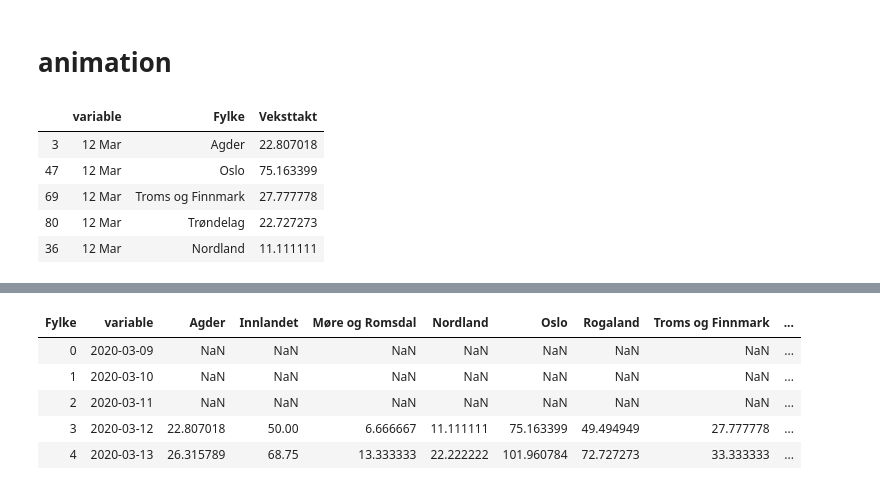
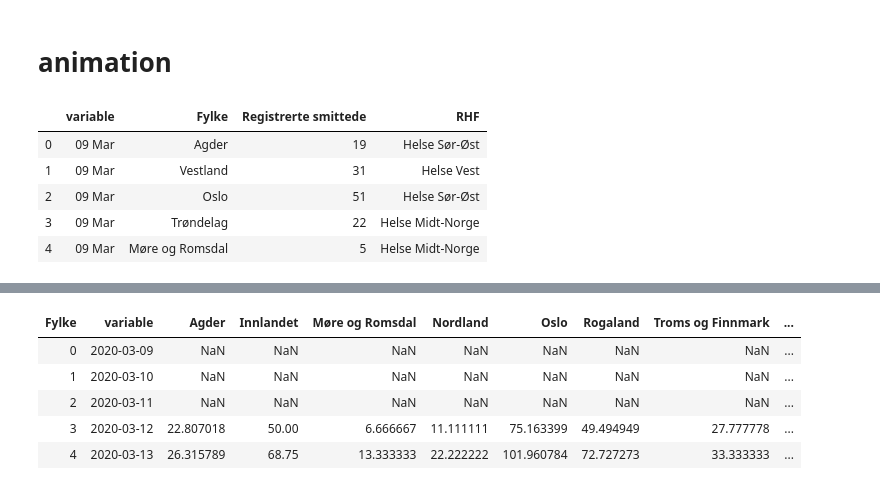
Before and after one commit to NRVA/COVID19_Norge, a Jupyter notebook: COVID_i_Norge.ipynb, the cells around one changed output, grey strips where cells are left out. Drawn from its saved outputs; the diff is of its cells as text; code cells hidden in the pictures.

```diff
--- a/COVID_i_Norge.ipynb
+++ b/COVID_i_Norge.ipynb
@@ -25,5 +25,5 @@ data
 | 9 | Vestland | 31 | 31 | 41 | 67 | 78 | 101 | 118 | ... |
 | 10 | Viken | 86 | 86 | 124 | 154 | 180 | 231 | 278 | ... |
 # %%
-url = "https://github.com/NRVA/COVID19_Norge/raw/master/Fylkestilhørighet_2020.csv"
+url = "https://github.com/NRVA/COVID19_Norge/raw/master/Fylkestilhorighet_2020.csv"
 fylker = pd.read_csv(url, sep=';')
@@ -234,13 +232,14 @@ fig.update_layout(annotations=[
 # %% [markdown]
 # animation
 # %%
-melted = pd.melt(roc.reset_index(), id_vars=["variable"], var_name="Fylke", value_name="Veksttakt").dropna().sort_values(by=["variable"])
+melted = pd.melt(df.reset_index(), id_vars=["variable"], var_name="Fylke", value_name="Registrerte smittede").dropna().sort_values(by=["variable"])
 melted["variable"] = melted["variable"].apply(lambda x: x.strftime("%d %b"))
+melted = melted.merge(fylker, how="left", on="Fylke")
 melted.head()
 # %% [output]
-|  | variable | Fylke | Veksttakt |
-| 3 | 12 Mar | Agder | 22.807018 |
-| 47 | 12 Mar | Oslo | 75.163399 |
-| 69 | 12 Mar | Troms og Finnmark | 27.777778 |
-| 80 | 12 Mar | Trøndelag | 22.727273 |
-| 36 | 12 Mar | Nordland | 11.111111 |
+|  | variable | Fylke | Registrerte smittede | RHF |
+| 0 | 09 Mar | Agder | 19 | Helse Sør-Øst |
+| 1 | 09 Mar | Vestland | 31 | Helse Vest |
+| 2 | 09 Mar | Oslo | 51 | Helse Sør-Øst |
+| 3 | 09 Mar | Trøndelag | 22 | Helse Midt-Norge |
+| 4 | 09 Mar | Møre og Romsdal | 5 | Helse Midt-Norge |
```
Also changed, not shown: parts of 3 cells of this notebook, 1 other file.
